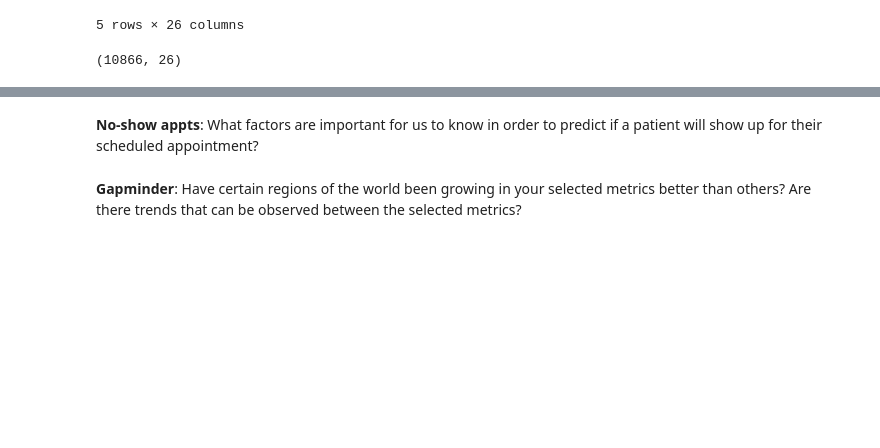
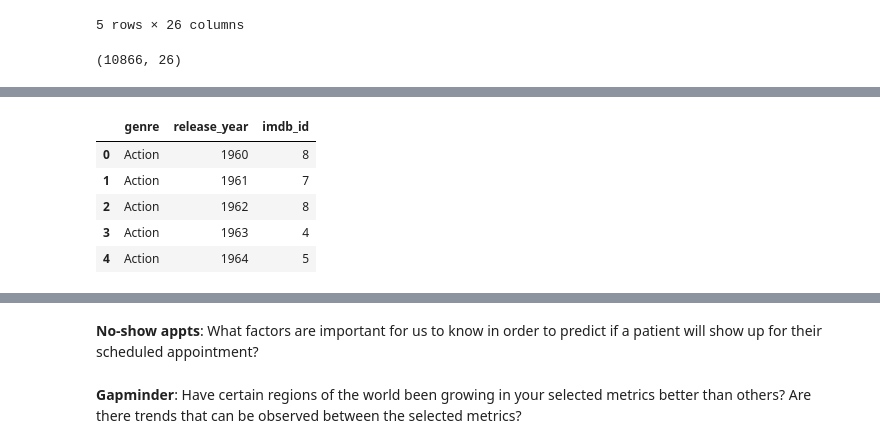
Before and after one commit to georgeliu1998/dand2, a Jupyter notebook: investigate-a-dataset/investigate-a-dataset.ipynb, the cells around one changed output, grey strips where cells are left out. Saved outputs shown, nothing was run; the diff lists cells and outputs as text; code cells hidden in the pictures; blank space fills up the shorter version.

```diff
--- a/investigate-a-dataset/investigate-a-dataset.ipynb
+++ b/investigate-a-dataset/investigate-a-dataset.ipynb
@@ -148,0 +165,10 @@ Transformed data shape: (54330, 4)
+# %%
+genre_yr_reset = genre_yr.reset_index()
+genre_yr_reset.head()
+# %% [output]
+|  | genre | release_year | imdb_id |
+| 0 | Action | 1960 | 8 |
+| 1 | Action | 1961 | 7 |
+| 2 | Action | 1962 | 8 |
+| 3 | Action | 1963 | 4 |
+| 4 | Action | 1964 | 5 |
```
Also changed, not shown: parts of 8 cells of this notebook.
